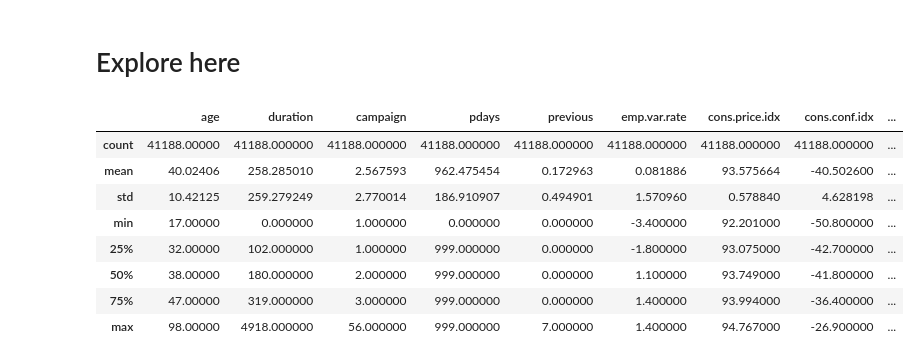
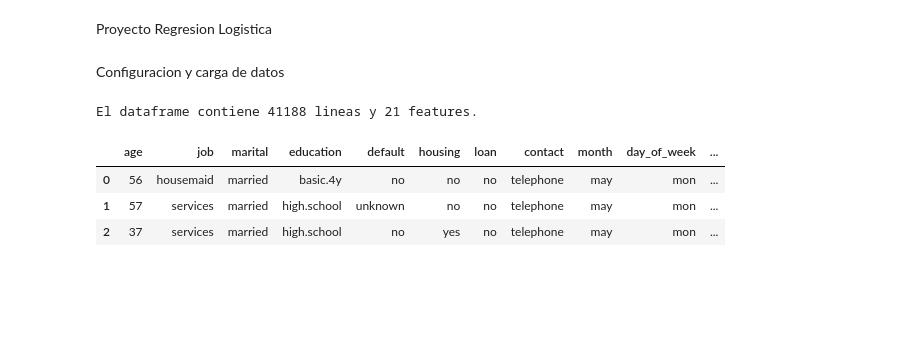
Before and after one commit to 4GeeksAcademy/carlos-gondelles-proyecto-regresion-logistica, a Jupyter notebook: src/explore.ipynb, the cells around one changed output. Saved outputs shown, nothing was run; the diff lists cells and outputs as text; code cells hidden in the pictures; blank space fills up the shorter version.

Commit message:
´carlos-gondelles-proyecto-regresion-logistica´

```diff
--- a/src/explore.ipynb
+++ b/src/explore.ipynb
@@ -1,2 +0,0 @@
-# %% [markdown]
-# Explore here
@@ -10,15 +1,42 @@ import seaborn as sns
+# %% [markdown]
+Proyecto Regresion Logistica
+# %% [markdown]
+Configuracion y carga de datos
+# %%
+import pandas as pd, numpy as np
+import matplotlib.pyplot as plt
+import seaborn as sns
+import matplotlib.pyplot as plt
+
+import json
+from pickle import dump
+
+from sklearn.model_selection import train_test_split, GridSearchCV
+from sklearn.preprocessing import StandardScaler, MinMaxScaler
+from sklearn.feature_selection import f_classif, SelectKBest
+from sklearn.linear_model import LogisticRegression, Lasso, Ridge, ElasticNet
+from sklearn.tree import DecisionTreeClassifier, export_text, plot_tree
+from sklearn.metrics import accuracy_score
+
+import warnings
+def warn(*args, **kwargs):
+    pass
+warnings.warn = warn
+warnings.filterwarnings("ignore", category=FutureWarning)
+pd.set_option('display.max_columns', None)
+
+
+RANDOM_STATE = 16
+pd.set_option('display.max_columns', 200)
 # %%
-url = 'https://storage.googleapis.com/breathecode/project-files/bank-marketing-campaign-data.csv'
-df = pd.read_csv(url, sep=";", encoding='utf-8', quotechar='"')
-df.head()
-df.describe()
+url = "https://storage.googleapis.com/breathecode/project-files/bank-marketing-campaign-data.csv"
+df = pd.read_csv(url, sep=';')
+
+print('El dataframe contiene {} lineas y {} features.'.format(len(df), df.shape[1]))
+df.head(3)
 # %% [output]
+El dataframe contiene 41188 lineas y 21 features.
-|  | age | duration | campaign | pdays | previous | emp.var.rate | cons.price.idx | cons.conf.idx | ... |
-| count | 41188.00000 | 41188.000000 | 41188.000000 | 41188.000000 | 41188.000000 | 41188.000000 | 41188.000000 | 41188.000000 | ... |
-| mean | 40.02406 | 258.285010 | 2.567593 | 962.475454 | 0.172963 | 0.081886 | 93.575664 | -40.502600 | ... |
-| std | 10.42125 | 259.279249 | 2.770014 | 186.910907 | 0.494901 | 1.570960 | 0.578840 | 4.628198 | ... |
-| min | 17.00000 | 0.000000 | 1.000000 | 0.000000 | 0.000000 | -3.400000 | 92.201000 | -50.800000 | ... |
-| 25% | 32.00000 | 102.000000 | 1.000000 | 999.000000 | 0.000000 | -1.800000 | 93.075000 | -42.700000 | ... |
-| 50% | 38.00000 | 180.000000 | 2.000000 | 999.000000 | 0.000000 | 1.100000 | 93.749000 | -41.800000 | ... |
-| 75% | 47.00000 | 319.000000 | 3.000000 | 999.000000 | 0.000000 | 1.400000 | 93.994000 | -36.400000 | ... |
-| max | 98.00000 | 4918.000000 | 56.000000 | 999.000000 | 7.000000 | 1.400000 | 94.767000 | -26.900000 | ... |
+|  | age | job | marital | education | default | housing | loan | contact | month | day_of_week | ... |
+| 0 | 56 | housemaid | married | basic.4y | no | no | no | telephone | may | mon | ... |
+| 1 | 57 | services | married | high.school | unknown | no | no | telephone | may | mon | ... |
+| 2 | 37 | services | married | high.school | no | yes | no | telephone | may | mon | ... |
```
Also changed, not shown: parts of 30 cells of this notebook.
